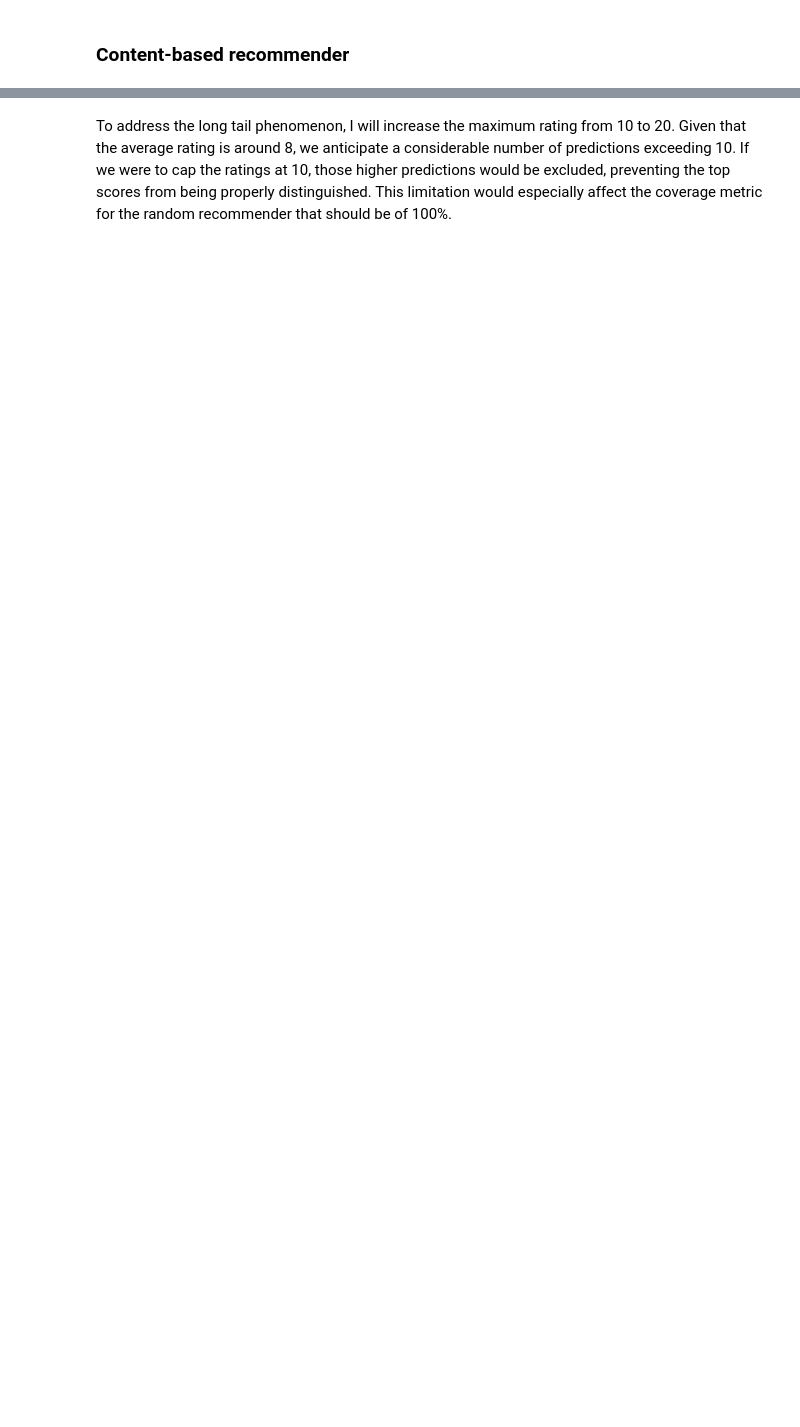
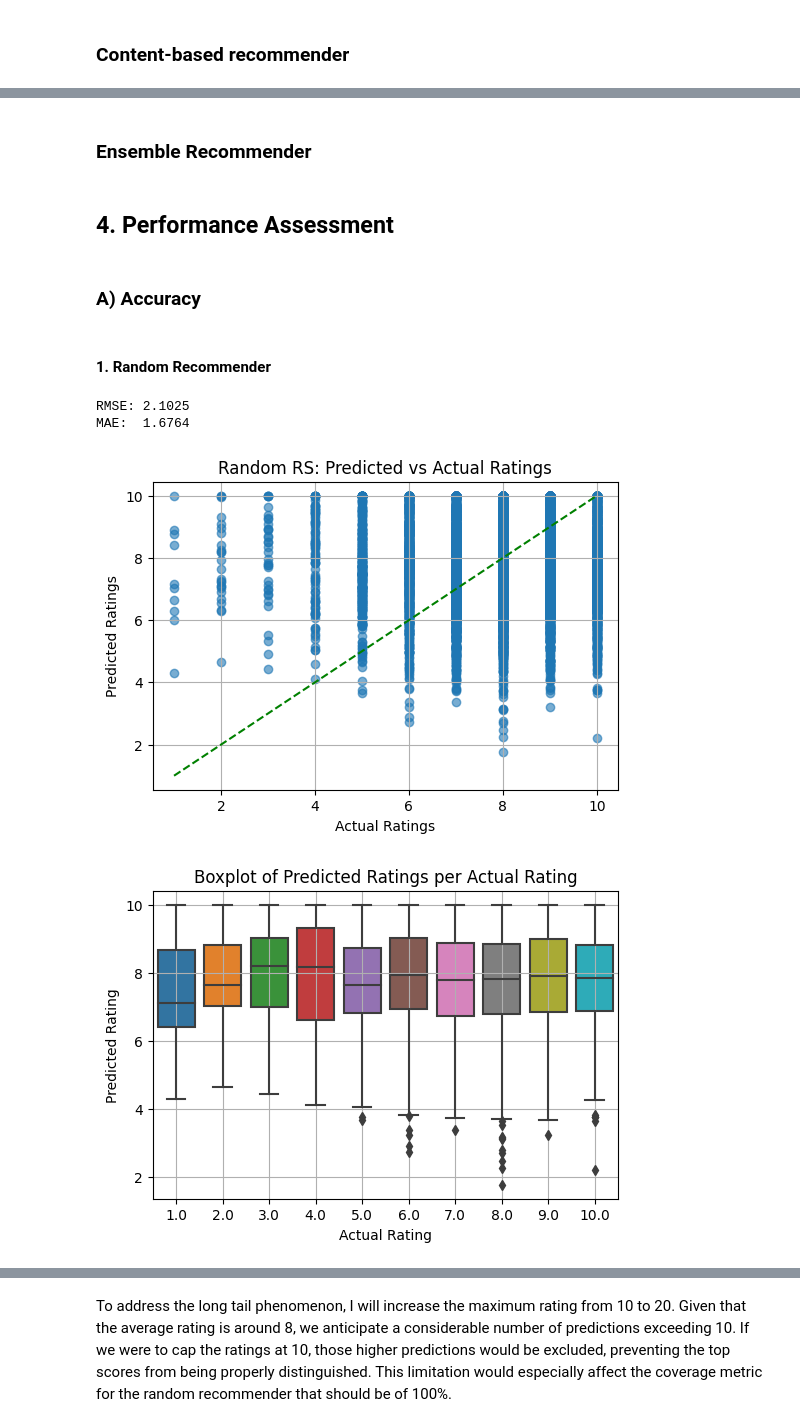
Before and after one commit to Jorgeherrero10/RecEngine, a Jupyter notebook: RecSys_Final_Project.ipynb, the cells around one changed output, grey strips where cells are left out. Cells and saved outputs as stored; diff of their text form; code cells hidden in the pictures; blank space fills up the shorter version.

Commit message:
Actualization of Fianl notebook.
To-do:
- Add the enseble model to the final notebook.
- Insert the preprocessing of the anime_ratings.csv dataset.

```diff
--- a/RecSys_Final_Project.ipynb
+++ b/RecSys_Final_Project.ipynb
@@ -605,5 +479,0 @@ MAE:  1.1164
-# %%
-item_based_RS.fit(trainset);
-predictions_itemb = item_based_RS.test(testset)
-accuracy.rmse(predictions_itemb, verbose=True);
-accuracy.mae(predictions_itemb, verbose=True);
@@ -613,5 +479,0 @@ MAE:  0.9260
-# %%
-user_based_RS.fit(trainset);
-predictions_userb = user_based_RS.test(testset)
-accuracy.rmse(predictions_userb, verbose=True);
-accuracy.mae(predictions_userb, verbose=True);
@@ -623,5 +479,0 @@ MAE:  1.1083
-# %%
-model_based_RS.fit(trainset);
-predictions_modelb = model_based_RS.test(testset)
-accuracy.rmse(predictions_modelb, verbose=True);
-accuracy.mae(predictions_modelb, verbose=True);
@@ -738,0 +588,2 @@ for user_id, watched_anime_ids in user_watched_items.items():
+# %% [markdown]
+### Ensemble Recommender
@@ -738,0 +592,46 @@ for user_id, watched_anime_ids in user_watched_items.items():
+# %% [markdown]
+## 4. Performance Assessment
+# %% [markdown]
+### A) Accuracy
+# %% [markdown]
+#### 1. Random Recommender
+# %%
+random_RS.fit(trainset);
+predictions_random = random_RS.test(testset)
+
+accuracy.rmse(predictions_random, verbose=True);
+accuracy.mae(predictions_random, verbose=True);
+
+y_true = [pred.r_ui for pred in predictions_random]
+y_pred = [pred.est for pred in predictions_random]
+
+# Scatter plot to visualize Actual vs Predicted ratings:
+plt.figure(figsize=(6, 4))
+plt.scatter(y_true, y_pred, alpha=0.6)
+plt.plot([min(y_true), max(y_true)], [min(y_true), max(y_true)], color='green', linestyle='--')  # Identity line
+plt.xlabel("Actual Ratings")
+plt.ylabel("Predicted Ratings")
+plt.title("Random RS: Predicted vs Actual Ratings")
+plt.grid(True)
+plt.show()
+
+
+# Plot boxplots
+df = pd.DataFrame({
+    'Actual Rating': y_true,
+    'Predicted Rating': y_pred
+})
+
+# Create the boxplot
+plt.figure(figsize=(6, 4))
+sns.boxplot(data=df, x='Actual Rating', y='Predicted Rating')
+plt.title("Boxplot of Predicted Ratings per Actual Rating")
+plt.xlabel("Actual Rating")
+plt.ylabel("Predicted Rating")
+plt.grid(True)
+plt.show()
+# %% [output]
+RMSE: 2.1025
+MAE:  1.6764
+[figure, added]
+[figure, added]
```
Also changed, not shown: parts of 146 cells of this notebook.
